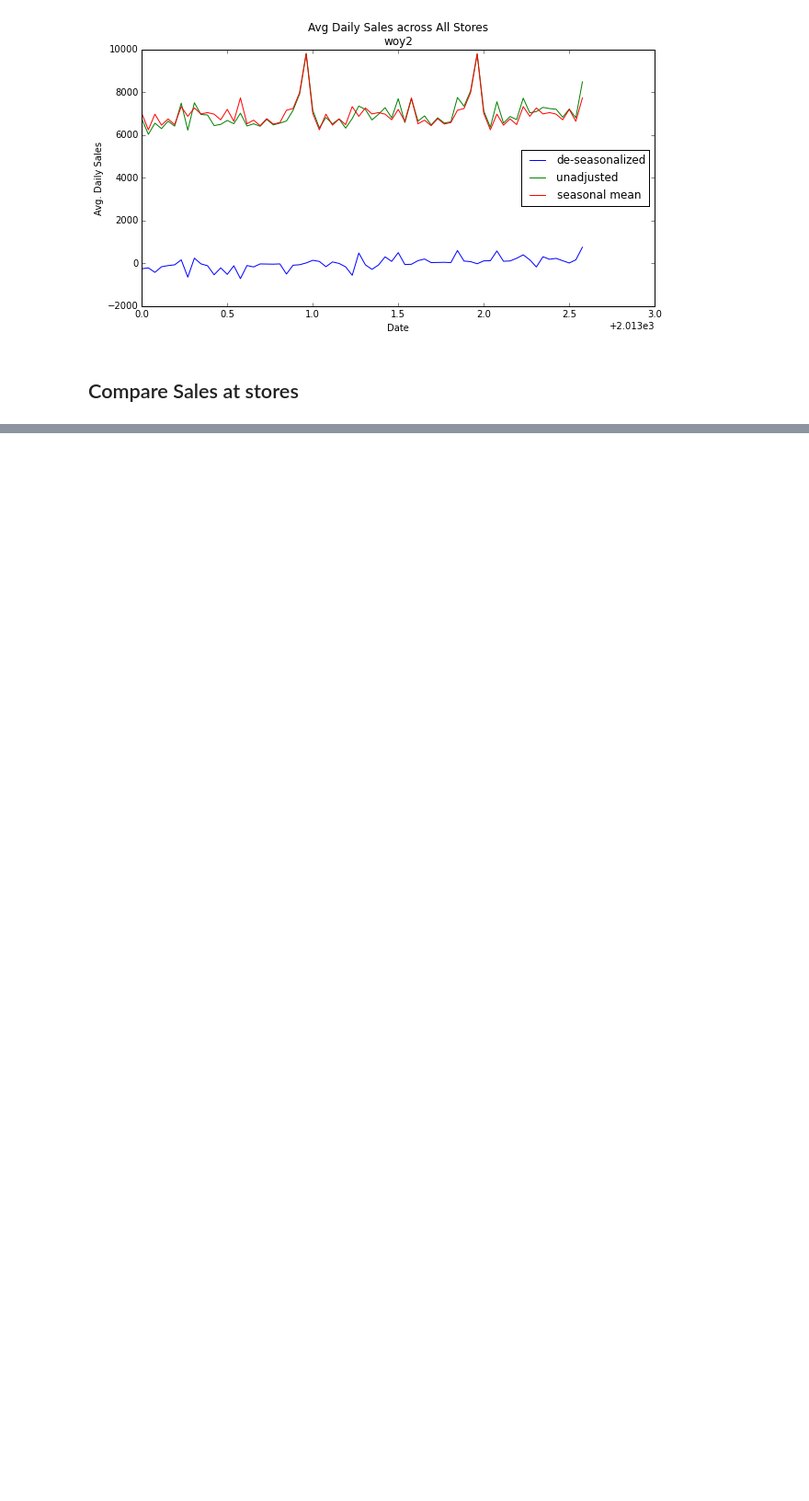
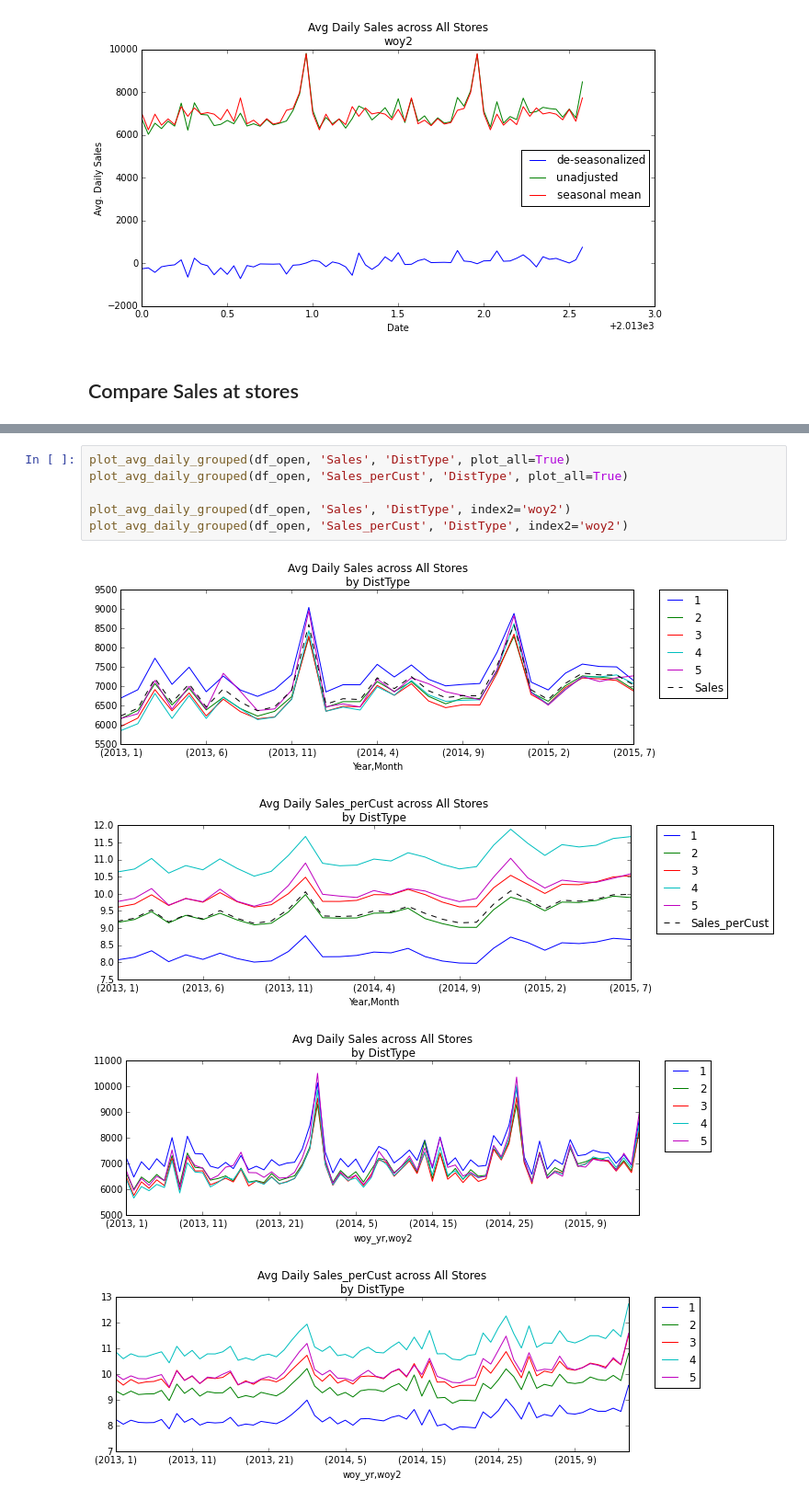
Before and after one commit to tbackes/kaggle-rossman, a Jupyter notebook: kaggle_rossman-tbackes.ipynb, the cells around one changed output, grey strips where cells are left out. Shown at 92% size. Cells and saved outputs as stored; diff of their text form; blank space fills up the shorter version.

```diff
--- a/kaggle_rossman-tbackes.ipynb
+++ b/kaggle_rossman-tbackes.ipynb
@@ -839,0 +561,11 @@ array([[  1.,   0.,   0., ...,   0.,   0.,  23.],
+# %%
+plot_avg_daily_grouped(df_open, 'Sales', 'DistType', plot_all=True)
+plot_avg_daily_grouped(df_open, 'Sales_perCust', 'DistType', plot_all=True)
+
+plot_avg_daily_grouped(df_open, 'Sales', 'DistType', index2='woy2')
+plot_avg_daily_grouped(df_open, 'Sales_perCust', 'DistType', index2='woy2')
+# %% [output]
+[figure, added]
+[figure, added]
+[figure, added]
+[figure, added]
```
Also changed, not shown: parts of 84 cells of this notebook, 1 other file.
